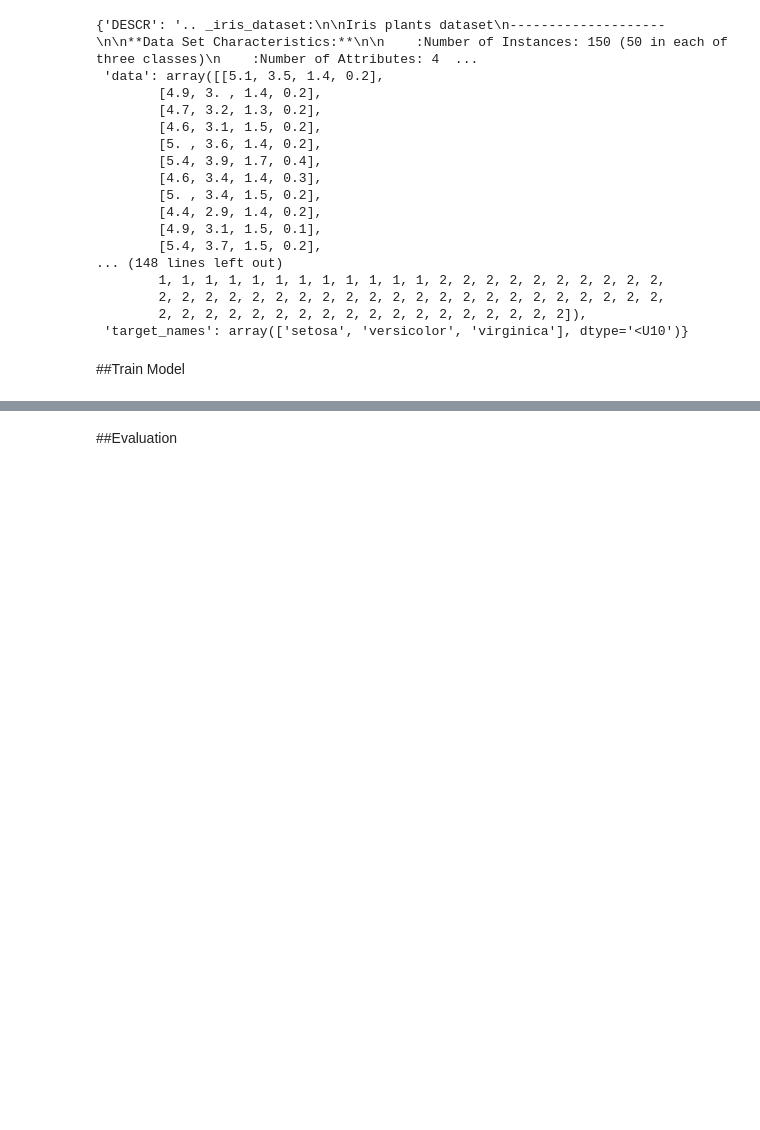
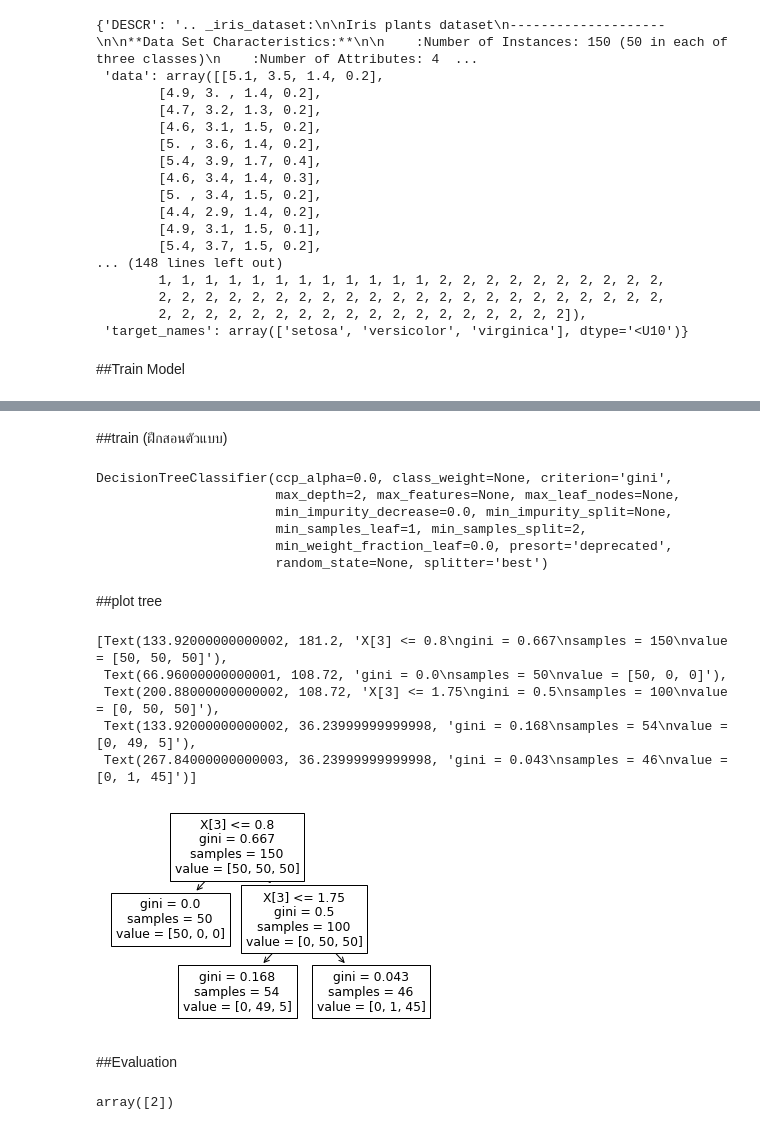
Before and after one commit to suphalaksana/DWDM21, a Jupyter notebook: Chapter7_Classification_(Decision_Tree).ipynb, the cells around one changed output, grey strips where cells are left out. Saved outputs shown, nothing was run; the diff lists cells and outputs as text; code cells hidden in the pictures; blank space fills up the shorter version.

```diff
--- a/Chapter7_Classification_(Decision_Tree).ipynb
+++ b/Chapter7_Classification_(Decision_Tree).ipynb
@@ -28,5 +28,8 @@ iris_data  #iris คือดอกไม้  #target คือ y
         2, 2, 2, 2, 2, 2, 2, 2, 2, 2, 2, 2, 2, 2, 2, 2, 2, 2, 2, 2, 2, 2,
         2, 2, 2, 2, 2, 2, 2, 2, 2, 2, 2, 2, 2, 2, 2, 2, 2, 2]),
  'target_names': array(['setosa', 'versicolor', 'virginica'], dtype='<U10')}
+# %%
+X = iris_data['data']
+Y = iris_data['target']
 # %% [markdown]
 ##Train Model
@@ -32,0 +42,15 @@ iris_data  #iris คือดอกไม้  #target คือ y
+# %%
+mytree = DecisionTreeClassifier(max_depth=2)
+# %% [markdown]
+##train (ฝึกสอนตัวแบบ)
+# %%
+mytree.fit(X,Y)
+# %% [output]
+DecisionTreeClassifier(ccp_alpha=0.0, class_weight=None, criterion='gini',
+                       max_depth=2, max_features=None, max_leaf_nodes=None,
+                       min_impurity_decrease=0.0, min_impurity_split=None,
+                       min_samples_leaf=1, min_samples_split=2,
+                       min_weight_fraction_leaf=0.0, presort='deprecated',
+                       random_state=None, splitter='best')
+# %% [markdown]
+##plot tree
@@ -33,2 +59,15 @@ iris_data  #iris คือดอกไม้  #target คือ y
+# %%
+plot_tree(mytree)
+# %% [output]
+[Text(133.92000000000002, 181.2, 'X[3] <= 0.8\ngini = 0.667\nsamples = 150\nvalue = [50, 50, 50]'),
+ Text(66.96000000000001, 108.72, 'gini = 0.0\nsamples = 50\nvalue = [50, 0, 0]'),
+ Text(200.88000000000002, 108.72, 'X[3] <= 1.75\ngini = 0.5\nsamples = 100\nvalue = [0, 50, 50]'),
+ Text(133.92000000000002, 36.23999999999998, 'gini = 0.168\nsamples = 54\nvalue = [0, 49, 5]'),
+ Text(267.84000000000003, 36.23999999999998, 'gini = 0.043\nsamples = 46\nvalue = [0, 1, 45]')]
+[figure, added]
 # %% [markdown]
 ##Evaluation
+# %%
+mytree.predict([[6.3, 2.5, 5. , 1.9]])
+# %% [output]
+array([2])
```
Also changed, not shown: parts of 4 cells of this notebook.
